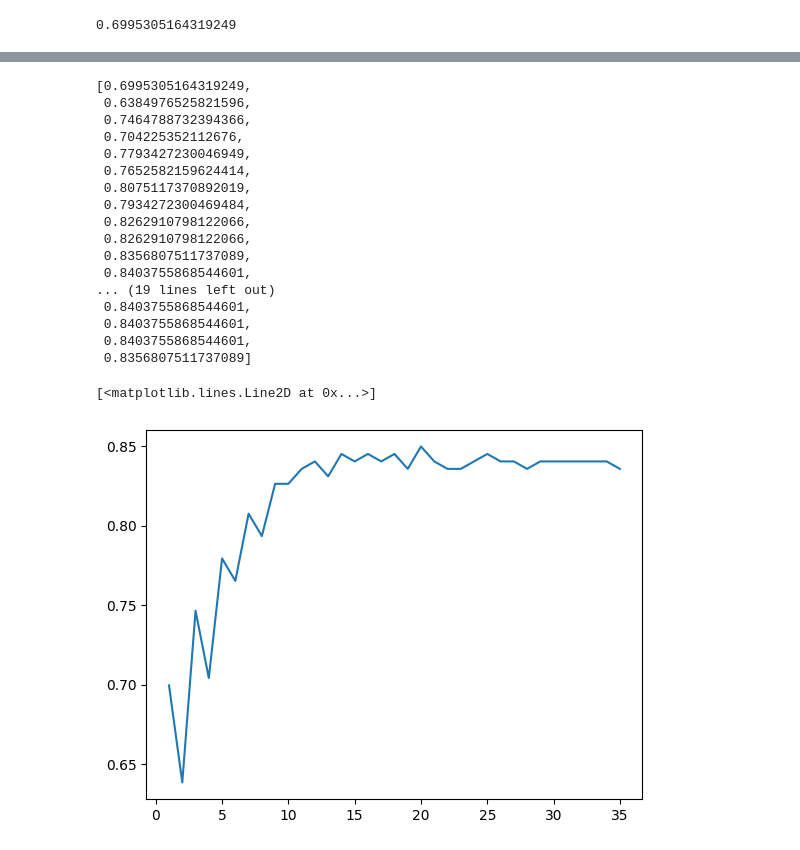
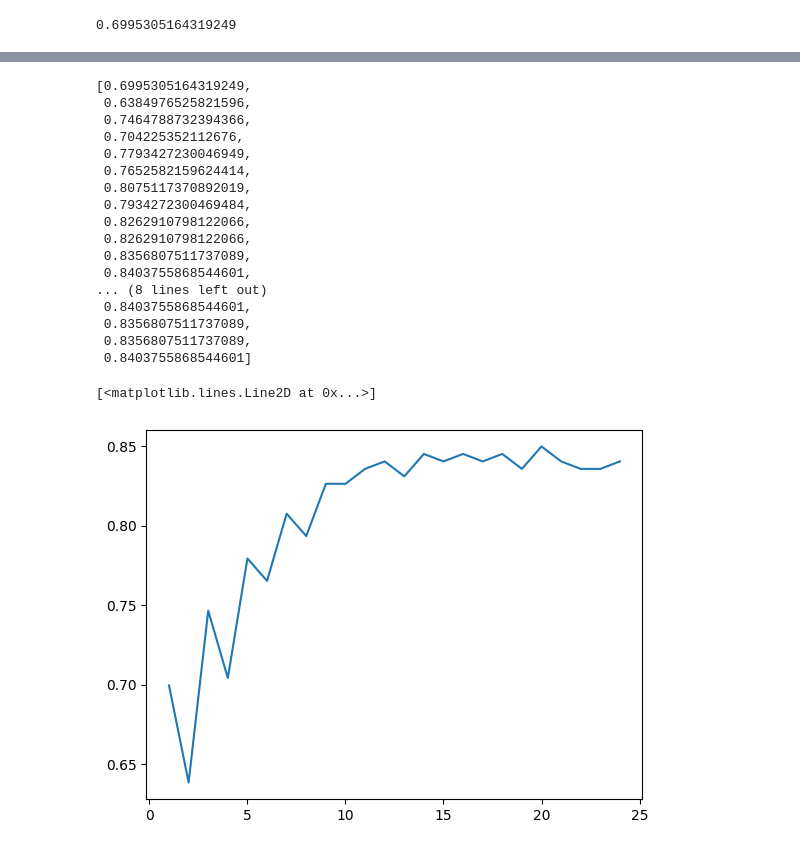
Before and after one commit to ChromaticPanic/CGC_Grain_Outcome_Predictions, a Jupyter notebook: src/Model/KNN.ipynb, the cells around one changed output, grey strips where cells are left out. Saved outputs shown, nothing was run; the diff lists cells and outputs as text; code cells hidden in the pictures.

```diff
--- a/src/Model/KNN.ipynb
+++ b/src/Model/KNN.ipynb
@@ -65,14 +66,33 @@ y_pred = model.predict(X_test_scaled)
 accuracy_score(y_test, y_pred)
 # %% [output]
 0.6995305164319249
+# %%
+def result(y_test, y_pred):
+    conf_matrix = confusion_matrix(y_test, y_pred)
+
+    accuracy = (conf_matrix[0, 0] + conf_matrix[1, 1]) / np.sum(conf_matrix)
+    print("Accuracy: ", accuracy)
+
+    precision = conf_matrix[1, 1] / (conf_matrix[1, 1] + conf_matrix[0, 1])
+    print("Precision: ", precision)
+
+    recall = conf_matrix[1, 1] / (conf_matrix[1, 1] + conf_matrix[1, 0])
+    print("Recall: ", recall)
+
+    f1_score = 2 * (precision * recall) / (precision + recall)
+    print("F1 Score: ", f1_score)
 # %%
 score = []
 
-for i in range(1,36):
+for i in range(1,25):
+    print("--------------------------------------")
+    print(f"K value = {i}")
     knn = KNeighborsClassifier(n_neighbors=i)
 
     knn.fit(X_train_scaled, y_train)
 
     y_pred = knn.predict(X_test_scaled)
 
+    result(y_test, y_pred)
+
     score.append(accuracy_score(y_test, y_pred))
@@ -91,15 +129,15 @@ score
  0.8262910798122066,
  0.8356807511737089,
  0.8403755868544601,
-... (19 lines left out)
+... (8 lines left out)
  0.8403755868544601,
- 0.8403755868544601,
- 0.8403755868544601,
- 0.8356807511737089]
+ 0.8356807511737089,
+ 0.8356807511737089,
+ 0.8403755868544601]
 # %%
 import matplotlib.pyplot as plt
 
-plt.plot(range(1,36), score)
+plt.plot(range(1,25), score)
 # %% [output]
 [<matplotlib.lines.Line2D at 0x...>]
-[figure, old version]
+[figure, new version]
```
Also changed, not shown: parts of 4 cells of this notebook.
